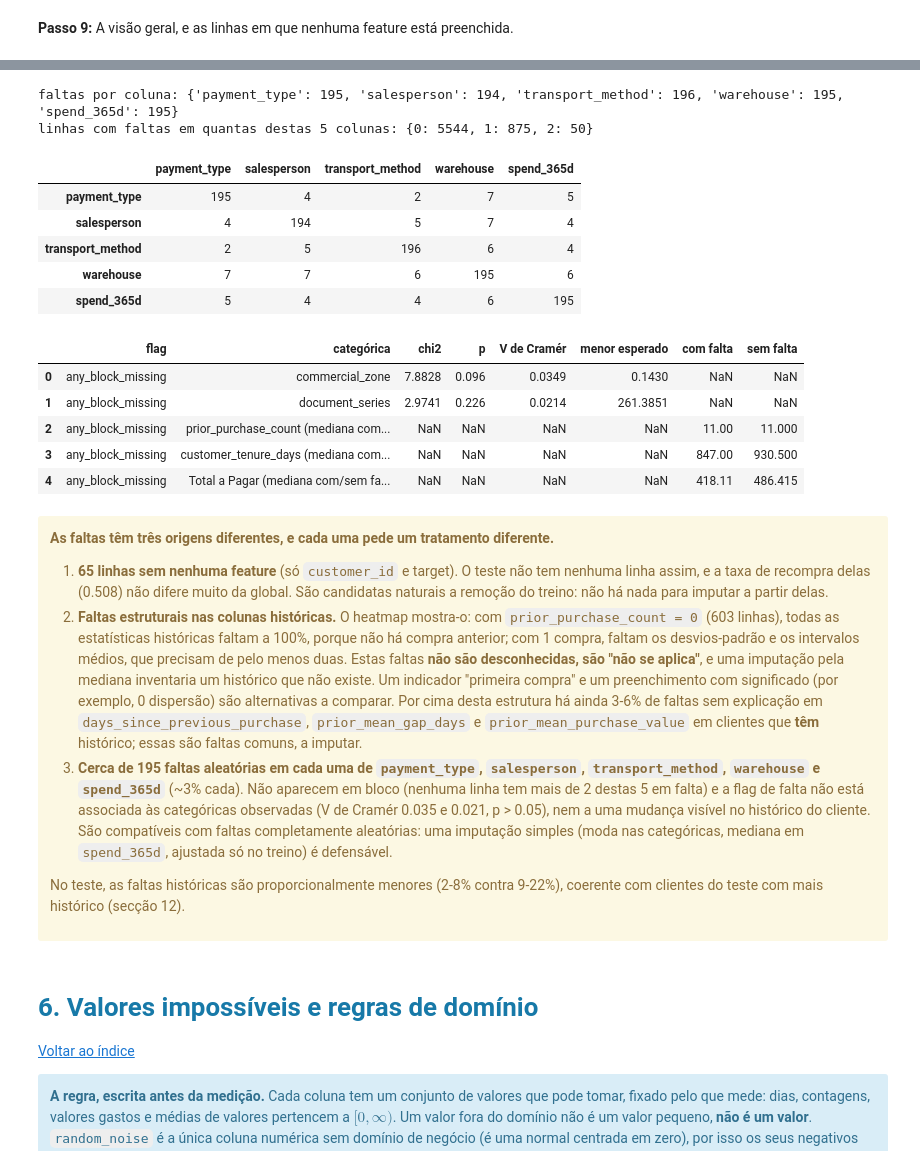
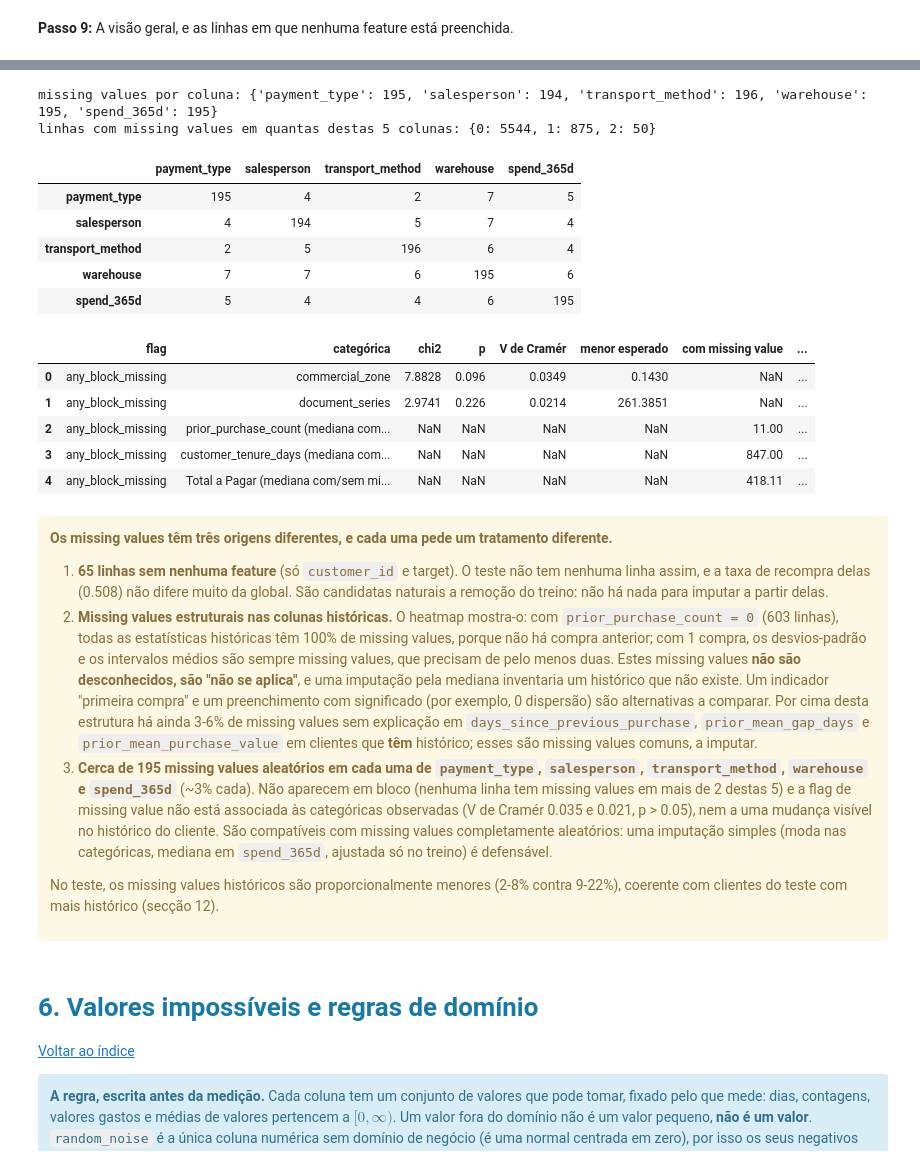
Before and after one commit to jxbarbosax/Machine-Learning, a Jupyter notebook: Homework_EDA.ipynb, the cells around one changed output, grey strips where cells are left out. Cells and saved outputs as stored; diff of their text form; code cells hidden in the pictures.

```diff
--- a/Homework_EDA.ipynb
+++ b/Homework_EDA.ipynb
@@ -460,14 +460,14 @@ decidir a limpeza.
 # %%
 block = ["payment_type", "salesperson", "transport_method", "warehouse", "spend_365d"]
 block_missing = filled[block].isna()
-print("faltas por coluna:", block_missing.sum().to_dict())
-print("linhas com faltas em quantas destas 5 colunas:",
+print("missing values por coluna:", block_missing.sum().to_dict())
+print("linhas com missing values em quantas destas 5 colunas:",
       block_missing.sum(axis=1).value_counts().sort_index().to_dict())
 co_missing = block_missing.astype(int).T @ block_missing.astype(int)
 co_missing
 # %% [output]
-faltas por coluna: {'payment_type': 195, 'salesperson': 194, 'transport_method': 196, 'warehouse': 195, 'spend_365d': 195}
-linhas com faltas em quantas destas 5 colunas: {0: 5544, 1: 875, 2: 50}
+missing values por coluna: {'payment_type': 195, 'salesperson': 194, 'transport_method': 196, 'warehouse': 195, 'spend_365d': 195}
+linhas com missing values em quantas destas 5 colunas: {0: 5544, 1: 875, 2: 50}
 |  | payment_type | salesperson | transport_method | warehouse | spend_365d |
 | payment_type | 195 | 4 | 2 | 7 | 5 |
 | salesperson | 4 | 194 | 5 | 7 | 4 |
@@ -477,49 +477,49 @@ linhas com faltas em quantas destas 5 colunas: {0: 5544, 1: 875, 2: 50}
 # %%
 def cramers_v(column, outcome):
     """Qui-quadrado numa tabela de contingência, reescalado para [0, 1] (semana 4).
 
     Devolve a estatística, o p-value, o V de Cramér e a menor contagem esperada.
     O p-value só é legível com todas as contagens esperadas acima de ~5.
     """
     table = pd.crosstab(column, outcome)
     if min(table.shape) < 2:
         return 0.0, float("nan"), 0.0, float(table.to_numpy().min())
     statistic, p, _, expected = chi2_contingency(table, correction=False)
     v = np.sqrt(statistic / (table.to_numpy().sum() * (min(table.shape) - 1)))
     return statistic, p, v, expected.min()
 
 
 flags = {"any_block_missing": block_missing.any(axis=1)}
 rows = []
 for flag_name, flag in flags.items():
     for column in ["commercial_zone", "document_series"]:
         chi2, p, v, min_expected = cramers_v(filled[column].astype(str), flag)
         rows.append({"flag": flag_name, "categórica": column, "chi2": chi2, "p": p,
                      "V de Cramér": v, "menor esperado": min_expected})
     for column in ["prior_purchase_count", "customer_tenure_days", "Total a Pagar"]:
-        rows.append({"flag": flag_name, "categórica": column + " (mediana com/sem falta)",
+        rows.append({"flag": flag_name, "categórica": column + " (mediana com/sem missing value)",
                      "chi2": np.nan, "p": np.nan, "V de Cramér": np.nan,
                      "menor esperado": np.nan,
-                     "com falta": filled.loc[flag, column].median(),
-                     "sem falta": filled.loc[~flag, column].median()})
+                     "com missing value": filled.loc[flag, column].median(),
+                     "sem missing value": filled.loc[~flag, column].median()})
 pd.DataFrame(rows).round(4)
 # %% [output]
-|  | flag | categórica | chi2 | p | V de Cramér | menor esperado | com falta | sem falta |
-| 0 | any_block_missing | commercial_zone | 7.8828 | 0.096 | 0.0349 | 0.1430 | NaN | NaN |
-| 1 | any_block_missing | document_series | 2.9741 | 0.226 | 0.0214 | 261.3851 | NaN | NaN |
-| 2 | any_block_missing | prior_purchase_count (mediana com... | NaN | NaN | NaN | NaN | 11.00 | 11.000 |
-| 3 | any_block_missing | customer_tenure_days (mediana com... | NaN | NaN | NaN | NaN | 847.00 | 930.500 |
-| 4 | any_block_missing | Total a Pagar (mediana com/sem fa... | NaN | NaN | NaN | NaN | 418.11 | 486.415 |
+|  | flag | categórica | chi2 | p | V de Cramér | menor esperado | com missing value | ... |
+| 0 | any_block_missing | commercial_zone | 7.8828 | 0.096 | 0.0349 | 0.1430 | NaN | ... |
+| 1 | any_block_missing | document_series | 2.9741 | 0.226 | 0.0214 | 261.3851 | NaN | ... |
+| 2 | any_block_missing | prior_purchase_count (mediana com... | NaN | NaN | NaN | NaN | 11.00 | ... |
+| 3 | any_block_missing | customer_tenure_days (mediana com... | NaN | NaN | NaN | NaN | 847.00 | ... |
+| 4 | any_block_missing | Total a Pagar (mediana com/sem mi... | NaN | NaN | NaN | NaN | 418.11 | ... |
 # %% [markdown]
 <div class="alert alert-block alert-warning">
 
-**As faltas têm três origens diferentes, e cada uma pede um tratamento diferente.**
+**Os missing values têm três origens diferentes, e cada uma pede um tratamento diferente.**
 
 1. **65 linhas sem nenhuma feature** (só `customer_id` e target). O teste não tem nenhuma linha assim, e a taxa de recompra delas (0.508) não difere muito da global. São candidatas naturais a remoção do treino: não há nada para imputar a partir delas.
-2. **Faltas estruturais nas colunas históricas.** O heatmap mostra-o: com `prior_purchase_count = 0` (603 linhas), todas as estatísticas históricas faltam a 100%, porque não há compra anterior; com 1 compra, faltam os desvios-padrão e os intervalos médios, que precisam de pelo menos duas. Estas faltas **não são desconhecidas, são "não se aplica"**, e uma imputação pela mediana inventaria um histórico que não existe. Um indicador "primeira compra" e um preenchimento com significado (por exemplo, 0 dispersão) são alternativas a comparar. Por cima desta estrutura há ainda 3-6% de faltas sem explicação em `days_since_previous_purchase`, `prior_mean_gap_days` e `prior_mean_purchase_value` em clientes que **têm** histórico; essas são faltas comuns, a imputar.
-3. **Cerca de 195 faltas aleatórias em cada uma de `payment_type`, `salesperson`, `transport_method`, `warehouse` e `spend_365d`** (~3% cada). Não aparecem em bloco (nenhuma linha tem mais de 2 destas 5 em falta) e a flag de falta não está associada às categóricas observadas (V de Cramér 0.035 e 0.021, p > 0.05), nem a uma mudança visível no histórico do cliente. São compatíveis com faltas completamente aleatórias: uma imputação simples (moda nas categóricas, mediana em `spend_365d`, ajustada só no treino) é defensável.
+2. **Missing values estruturais nas colunas históricas.** O heatmap mostra-o: com `prior_purchase_count = 0` (603 linhas), todas as estatísticas históricas têm 100% de missing values, porque não há compra anterior; com 1 compra, os desvios-padrão e os intervalos médios são sempre missing values, que precisam de pelo menos duas. Estes missing values **não são desconhecidos, são "não se aplica"**, e uma imputação pela mediana inventaria um histórico que não existe. Um indicador "primeira compra" e um preenchimento com significado (por exemplo, 0 dispersão) são alternativas a comparar. Por cima desta estrutura há ainda 3-6% de missing values sem explicação em `days_since_previous_purchase`, `prior_mean_gap_days` e `prior_mean_purchase_value` em clientes que **têm** histórico; esses são missing values comuns, a imputar.
+3. **Cerca de 195 missing values aleatórios em cada uma de `payment_type`, `salesperson`, `transport_method`, `warehouse` e `spend_365d`** (~3% cada). Não aparecem em bloco (nenhuma linha tem missing values em mais de 2 destas 5) e a flag de missing value não está associada às categóricas observadas (V de Cramér 0.035 e 0.021, p > 0.05), nem a uma mudança visível no histórico do cliente. São compatíveis com missing values completamente aleatórios: uma imputação simples (moda nas categóricas, mediana em `spend_365d`, ajustada só no treino) é defensável.
 
-No teste, as faltas históricas são proporcionalmente menores (2-8% contra 9-22%), coerente com clientes do teste com mais histórico (secção 12).
+No teste, os missing values históricos são proporcionalmente menores (2-8% contra 9-22%), coerente com clientes do teste com mais histórico (secção 12).
 
 </div>
 # %% [markdown]
```
Also changed, not shown: parts of 26 cells of this notebook.
